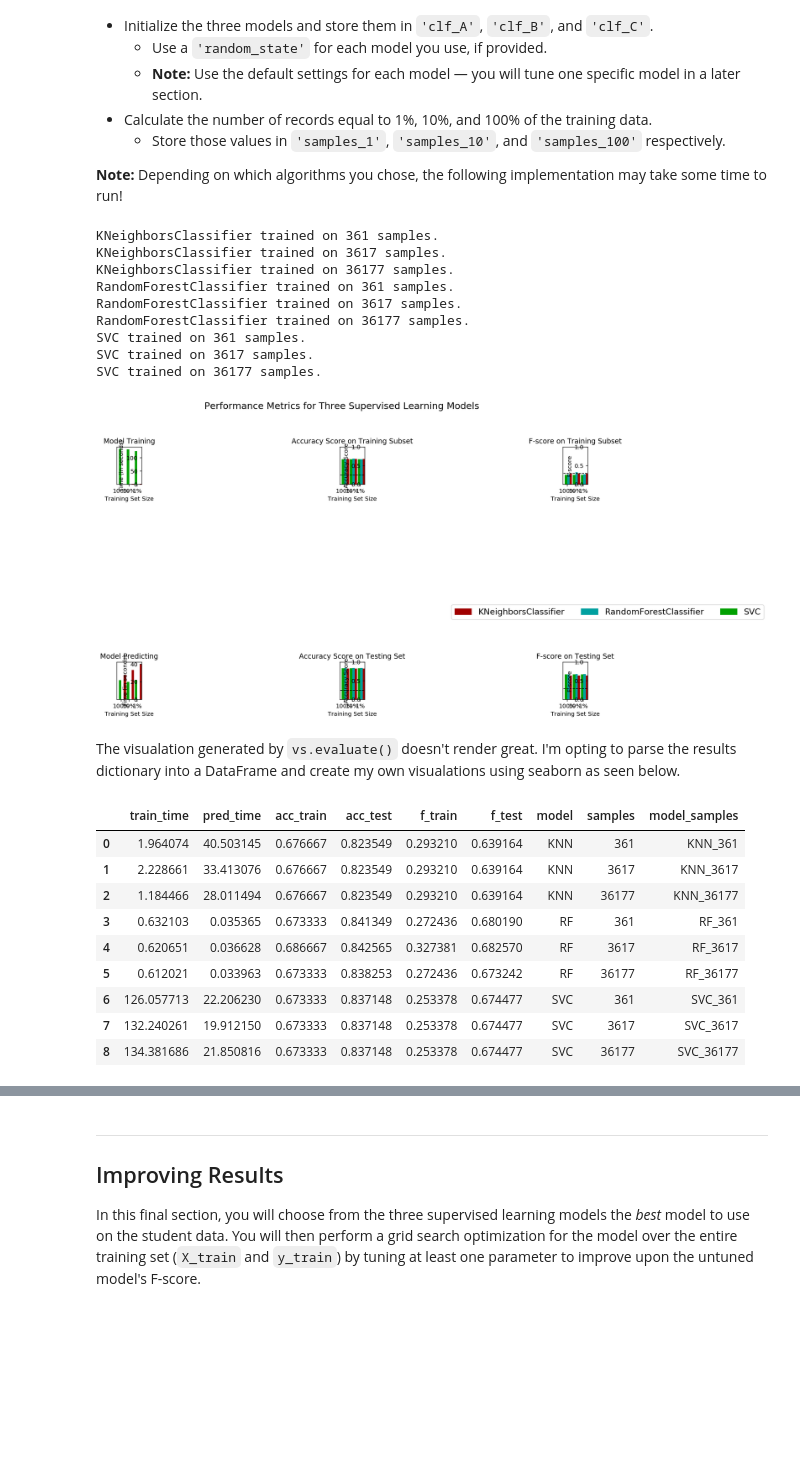
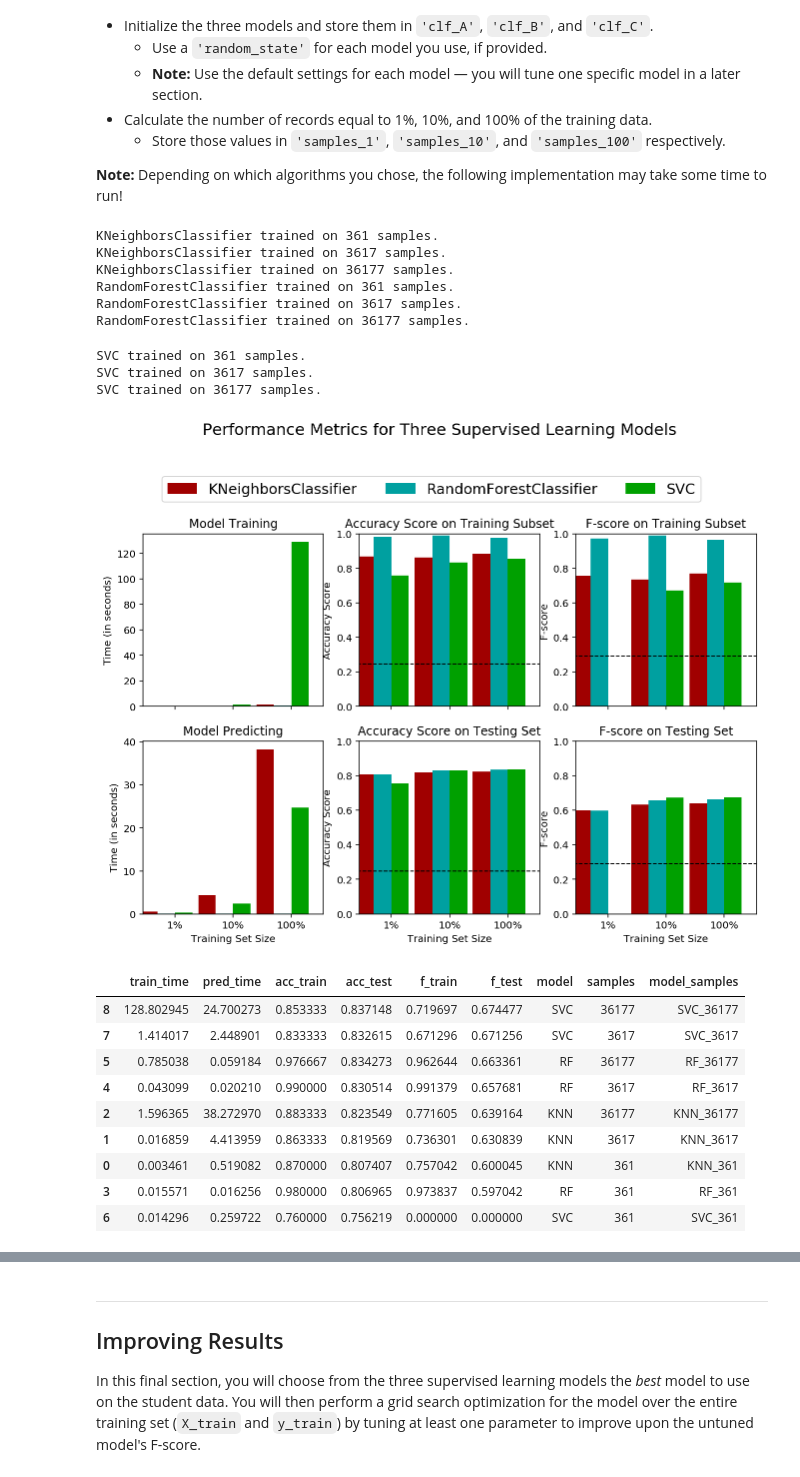
Before and after one commit to louwjlabuschagne/finding_donors, a Jupyter notebook: finding_donors.ipynb, the cells around one changed output, grey strips where cells are left out. Saved outputs shown, nothing was run; the diff lists cells and outputs as text; code cells hidden in the pictures; blank space fills up the shorter version.

```diff
--- a/finding_donors.ipynb
+++ b/finding_donors.ipynb
@@ -522,7 +527,7 @@ def train_predict(learner, sample_size, X_train, y_train, X_test, y_test):
 
     # TODO: Fit the learner to the training data using slicing with 'sample_size' using .fit(training_features[:], training_labels[:])
     start = time() # Get start time
-    learner = learner.fit(X_train, y_train)
+    learner = learner.fit(X_train[:sample_size], y_train[:sample_size])
     end = time() # Get end time
 
     # TODO: Calculate the training time
@@ -532,7 +537,7 @@ def train_predict(learner, sample_size, X_train, y_train, X_test, y_test):
     #       then get predictions on the first 300 training samples(X_train) using .predict()
     start = time() # Get start time
     predictions_test = learner.predict(X_test)
-    predictions_train = learner.predict(X_test[:300])
+    predictions_train = learner.predict(X_train[:300])
     end = time() # Get end time
 
     # TODO: Calculate the total prediction time
@@ -604,37 +609,35 @@ KNeighborsClassifier trained on 36177 samples.
 RandomForestClassifier trained on 361 samples.
 RandomForestClassifier trained on 3617 samples.
 RandomForestClassifier trained on 36177 samples.
-SVC trained on 361 samples.
-SVC trained on 3617 samples.
-SVC trained on 36177 samples.
+SVC trained on 361 samples.
+SVC trained on 3617 samples.
+SVC trained on 36177 samples.
-[figure, old version]
+[figure, new version]
-# %% [markdown]
-The visualation generated by `vs.evaluate()` doesn't render great. I'm opting to parse the results dictionary into a DataFrame and create my own visualations using seaborn as seen below.
 # %%
 models = ['KNN']*3+['RF']*3+['SVC']*3
 samples = ['361', '3617', '36177']*3
 results_df = pd.DataFrame()
 model_nr = 0
 
 for k, v in results.items():
     for i, s in v.items():
 
         model_df = pd.DataFrame(s, index=[model_nr])
         model_df['model'] = models[model_nr]
         model_df['samples'] = samples[model_nr]
         model_df['model_samples'] = models[model_nr]+'_'+samples[model_nr]
 
         results_df = pd.concat([results_df, model_df])
         model_nr += 1
-results_df
+results_df.sort_values(by='f_test', ascending=False)
 # %% [output]
 |  | train_time | pred_time | acc_train | acc_test | f_train | f_test | model | samples | model_samples |
-| 0 | 1.964074 | 40.503145 | 0.676667 | 0.823549 | 0.293210 | 0.639164 | KNN | 361 | KNN_361 |
-| 1 | 2.228661 | 33.413076 | 0.676667 | 0.823549 | 0.293210 | 0.639164 | KNN | 3617 | KNN_3617 |
-| 2 | 1.184466 | 28.011494 | 0.676667 | 0.823549 | 0.293210 | 0.639164 | KNN | 36177 | KNN_36177 |
-| 3 | 0.632103 | 0.035365 | 0.673333 | 0.841349 | 0.272436 | 0.680190 | RF | 361 | RF_361 |
-| 4 | 0.620651 | 0.036628 | 0.686667 | 0.842565 | 0.327381 | 0.682570 | RF | 3617 | RF_3617 |
-| 5 | 0.612021 | 0.033963 | 0.673333 | 0.838253 | 0.272436 | 0.673242 | RF | 36177 | RF_36177 |
-| 6 | 126.057713 | 22.206230 | 0.673333 | 0.837148 | 0.253378 | 0.674477 | SVC | 361 | SVC_361 |
-| 7 | 132.240261 | 19.912150 | 0.673333 | 0.837148 | 0.253378 | 0.674477 | SVC | 3617 | SVC_3617 |
-| 8 | 134.381686 | 21.850816 | 0.673333 | 0.837148 | 0.253378 | 0.674477 | SVC | 36177 | SVC_36177 |
+| 8 | 128.802945 | 24.700273 | 0.853333 | 0.837148 | 0.719697 | 0.674477 | SVC | 36177 | SVC_36177 |
+| 7 | 1.414017 | 2.448901 | 0.833333 | 0.832615 | 0.671296 | 0.671256 | SVC | 3617 | SVC_3617 |
+| 5 | 0.785038 | 0.059184 | 0.976667 | 0.834273 | 0.962644 | 0.663361 | RF | 36177 | RF_36177 |
+| 4 | 0.043099 | 0.020210 | 0.990000 | 0.830514 | 0.991379 | 0.657681 | RF | 3617 | RF_3617 |
+| 2 | 1.596365 | 38.272970 | 0.883333 | 0.823549 | 0.771605 | 0.639164 | KNN | 36177 | KNN_36177 |
+| 1 | 0.016859 | 4.413959 | 0.863333 | 0.819569 | 0.736301 | 0.630839 | KNN | 3617 | KNN_3617 |
+| 0 | 0.003461 | 0.519082 | 0.870000 | 0.807407 | 0.757042 | 0.600045 | KNN | 361 | KNN_361 |
+| 3 | 0.015571 | 0.016256 | 0.980000 | 0.806965 | 0.973837 | 0.597042 | RF | 361 | RF_361 |
+| 6 | 0.014296 | 0.259722 | 0.760000 | 0.756219 | 0.000000 | 0.000000 | SVC | 361 | SVC_361 |
```
Also changed, not shown: parts of 9 cells of this notebook, 5 other files.
